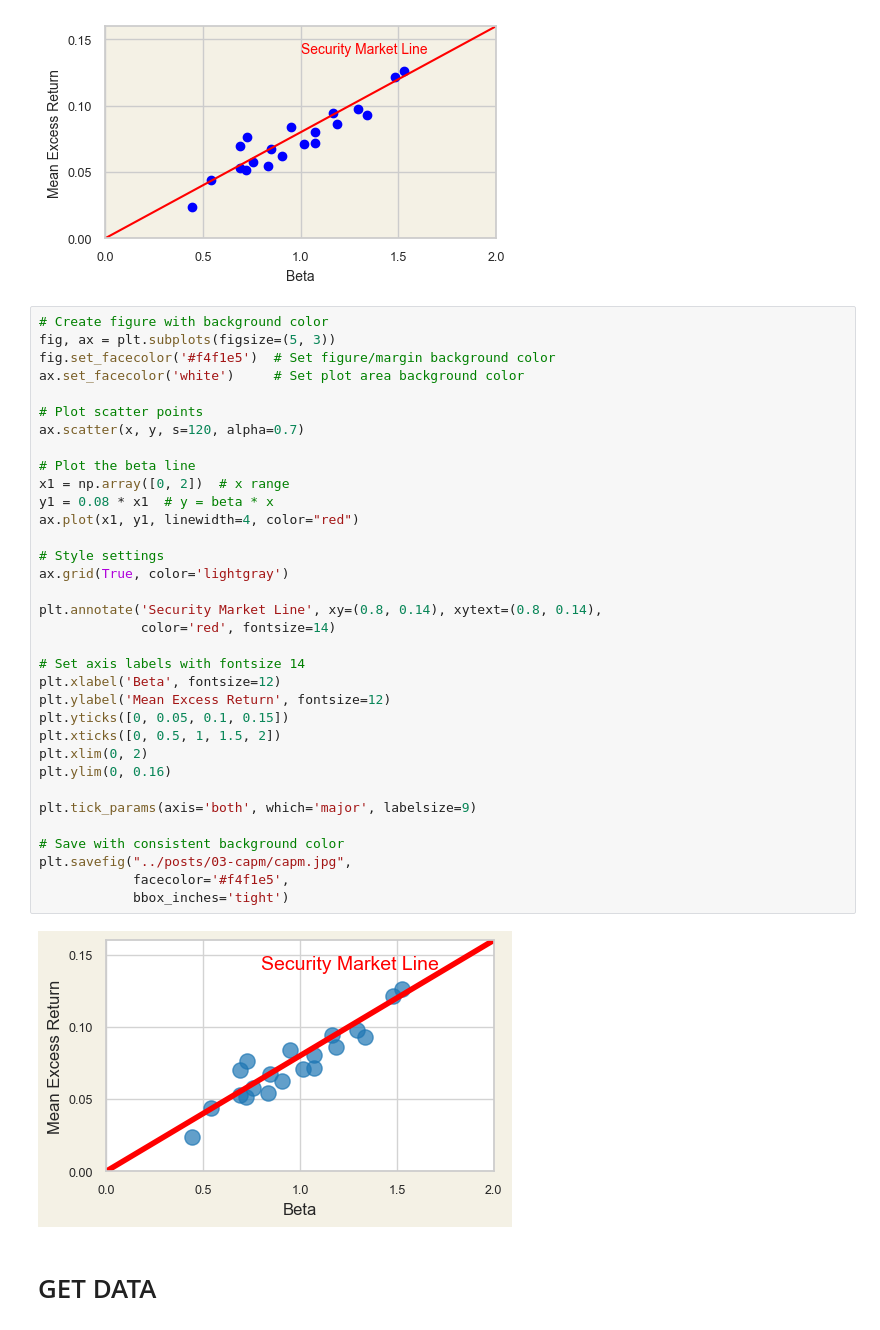
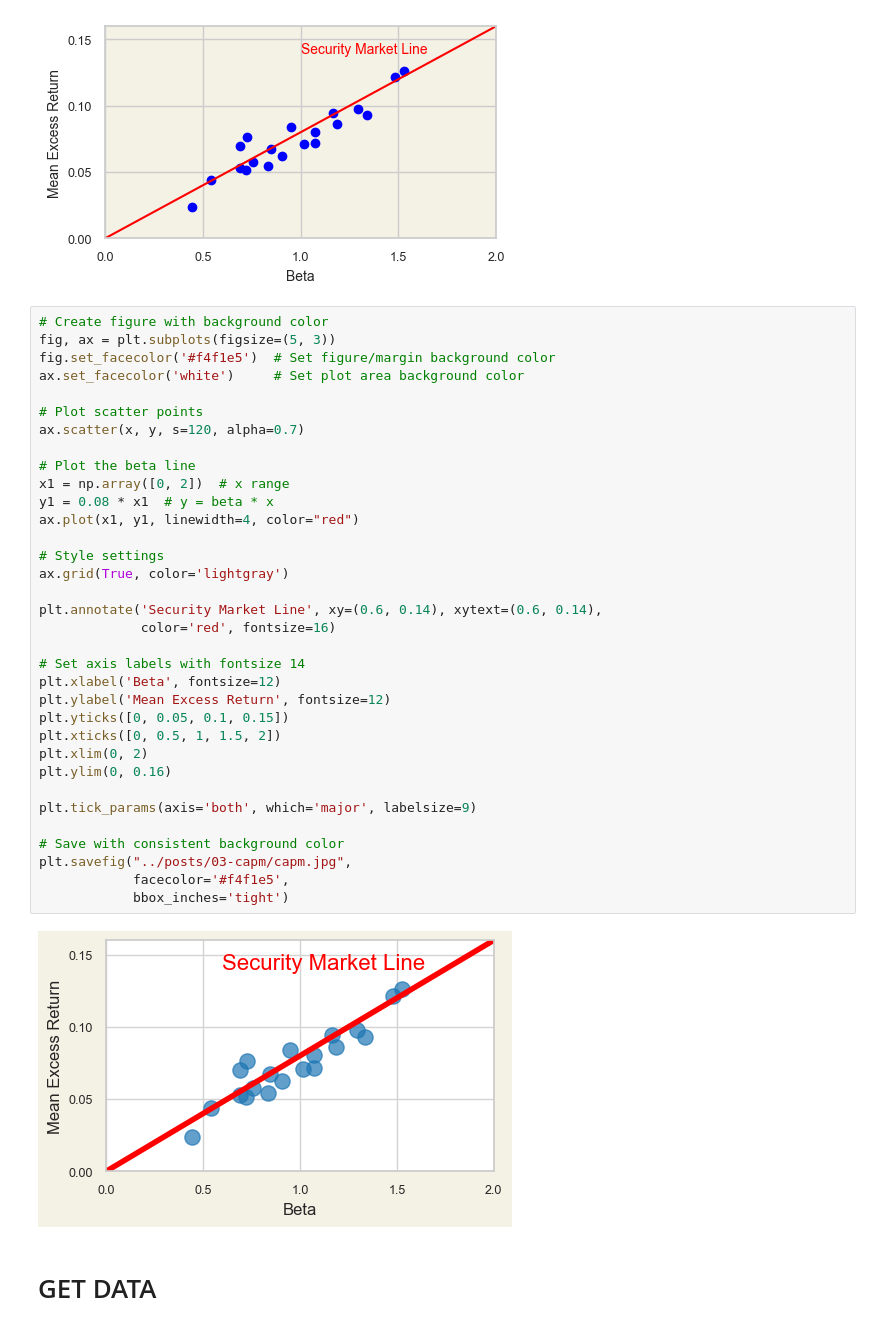
Before and after one commit to kerryback/genai4finance, a Jupyter notebook: notebooks/capm_cost_of_equity_calculator.ipynb, the cells around one changed output. Saved outputs shown, nothing was run; the diff lists cells and outputs as text.

```diff
--- a/notebooks/capm_cost_of_equity_calculator.ipynb
+++ b/notebooks/capm_cost_of_equity_calculator.ipynb
@@ -70,36 +70,36 @@ fig, ax = plt.subplots(figsize=(5, 3))
 fig.set_facecolor('#f4f1e5')  # Set figure/margin background color
 ax.set_facecolor('white')     # Set plot area background color
 
 # Plot scatter points
 ax.scatter(x, y, s=120, alpha=0.7)
 
 # Plot the beta line
 x1 = np.array([0, 2])  # x range
 y1 = 0.08 * x1  # y = beta * x
 ax.plot(x1, y1, linewidth=4, color="red")
 
 # Style settings
 ax.grid(True, color='lightgray')
 
-plt.annotate('Security Market Line', xy=(0.8, 0.14), xytext=(0.8, 0.14),
-             color='red', fontsize=14)
+plt.annotate('Security Market Line', xy=(0.6, 0.14), xytext=(0.6, 0.14),
+             color='red', fontsize=16)
 
 # Set axis labels with fontsize 14
 plt.xlabel('Beta', fontsize=12)
 plt.ylabel('Mean Excess Return', fontsize=12)
 plt.yticks([0, 0.05, 0.1, 0.15])
 plt.xticks([0, 0.5, 1, 1.5, 2])
 plt.xlim(0, 2)
 plt.ylim(0, 0.16)
 
 plt.tick_params(axis='both', which='major', labelsize=9)
 
 # Save with consistent background color
 plt.savefig("../posts/03-capm/capm.jpg",
             facecolor='#f4f1e5',
             bbox_inches='tight')
 # %% [output]
-[figure, old version]
+[figure, new version]
 # %% [markdown]
 # GET DATA
 # %%
```
Also changed, not shown: 1 other file.
